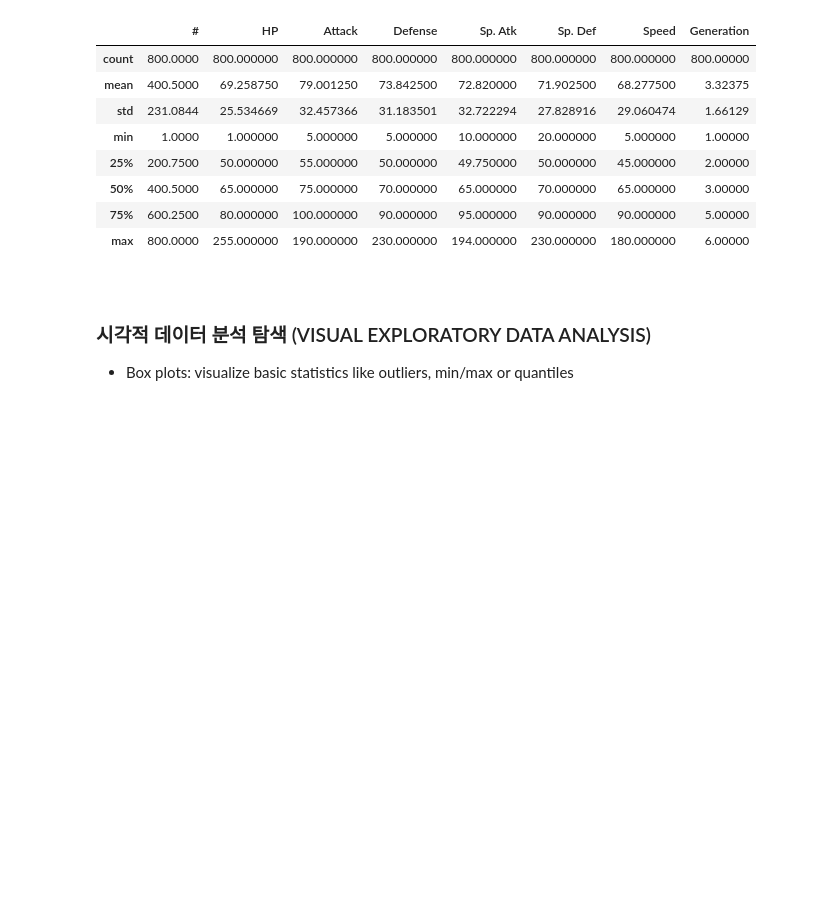
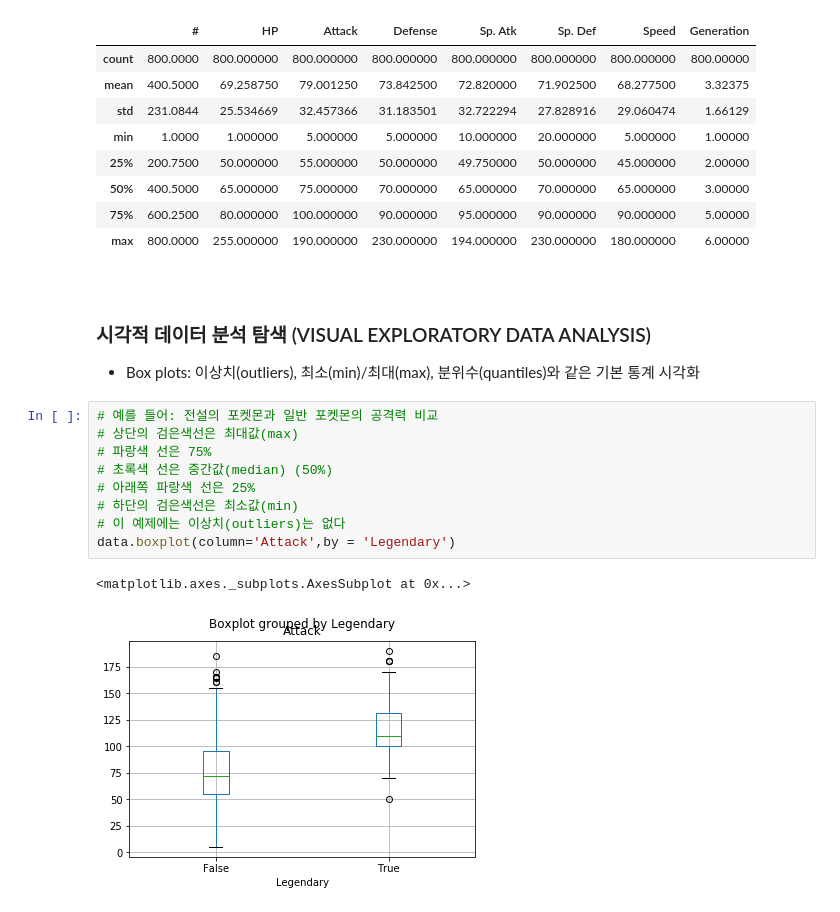
Before and after one commit to chameleon001/start_beginner_kaggle, a Jupyter notebook: transcription/Data_ScienceTutorial_for_Beginners.ipynb, the cells around one changed output. Cells and saved outputs as stored; diff of their text form; blank space fills up the shorter version.

```diff
--- a/transcription/Data_ScienceTutorial_for_Beginners.ipynb
+++ b/transcription/Data_ScienceTutorial_for_Beginners.ipynb
@@ -808,4 +835,16 @@ data.describe() #ignore null entries
 # %% [markdown]
 <a id="19"></a> <br>
 ### 시각적 데이터 분석 탐색  (VISUAL EXPLORATORY DATA ANALYSIS)
-* Box plots: visualize basic statistics like outliers, min/max or quantiles
+* Box plots: 이상치(outliers), 최소(min)/최대(max), 분위수(quantiles)와 같은 기본 통계 시각화
+# %%
+# 예를 들어: 전설의 포켓몬과 일반 포켓몬의 공격력 비교
+# 상단의 검은색선은 최대값(max)
+# 파랑색 선은 75%
+# 초록색 선은 중간값(median) (50%)
+# 아래쪽 파랑색 선은 25%
+# 하단의 검은색선은 최소값(min)
+# 이 예제에는 이상치(outliers)는 없다
+data.boxplot(column='Attack',by = 'Legendary')
+# %% [output]
+<matplotlib.axes._subplots.AxesSubplot at 0x...>
+[figure, added]
```
Also changed, not shown: parts of 15 cells of this notebook.
